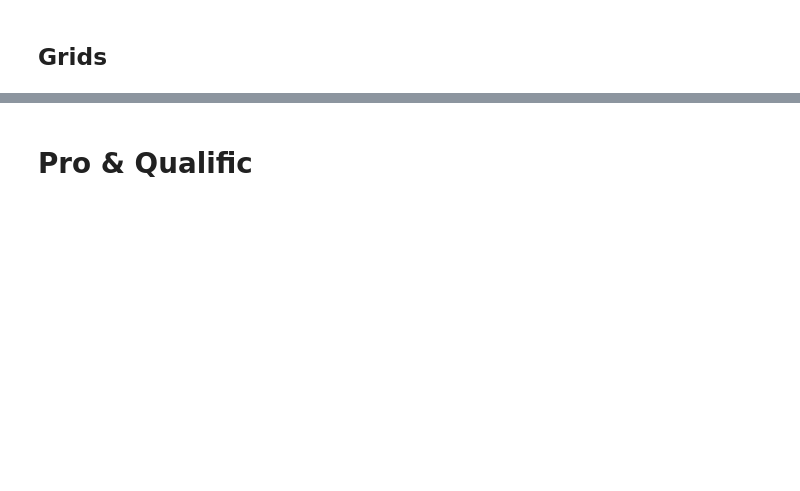
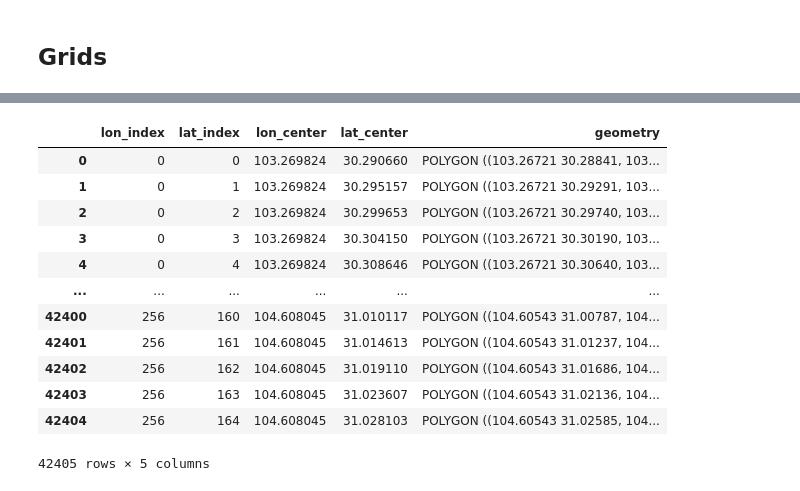
Before and after one commit to DURUII/Gaia-Explorer, a Jupyter notebook: main.ipynb, the cells around one changed output, grey strips where cells are left out. Drawn from its saved outputs; the diff is of its cells as text; code cells hidden in the pictures; blank space fills up the shorter version.

```diff
--- a/main.ipynb
+++ b/main.ipynb
@@ -212,2 +222,16 @@ grid_data.plot(edgecolor='black', linewidth=0.3, figsize=(20, 15))
-# %% [markdown]
-# Pro & Qualific
+# %%
+grid_data
+# %% [output]
+|  | lon_index | lat_index | lon_center | lat_center | geometry |
+| 0 | 0 | 0 | 103.269824 | 30.290660 | POLYGON ((103.26721 30.28841, 103... |
+| 1 | 0 | 1 | 103.269824 | 30.295157 | POLYGON ((103.26721 30.29291, 103... |
+| 2 | 0 | 2 | 103.269824 | 30.299653 | POLYGON ((103.26721 30.29740, 103... |
+| 3 | 0 | 3 | 103.269824 | 30.304150 | POLYGON ((103.26721 30.30190, 103... |
+| 4 | 0 | 4 | 103.269824 | 30.308646 | POLYGON ((103.26721 30.30640, 103... |
+| ... | ... | ... | ... | ... | ... |
+| 42400 | 256 | 160 | 104.608045 | 31.010117 | POLYGON ((104.60543 31.00787, 104... |
+| 42401 | 256 | 161 | 104.608045 | 31.014613 | POLYGON ((104.60543 31.01237, 104... |
+| 42402 | 256 | 162 | 104.608045 | 31.019110 | POLYGON ((104.60543 31.01686, 104... |
+| 42403 | 256 | 163 | 104.608045 | 31.023607 | POLYGON ((104.60543 31.02136, 104... |
+| 42404 | 256 | 164 | 104.608045 | 31.028103 | POLYGON ((104.60543 31.02585, 104... |
+42405 rows × 5 columns
```
Also changed, not shown: parts of 5 cells of this notebook.
